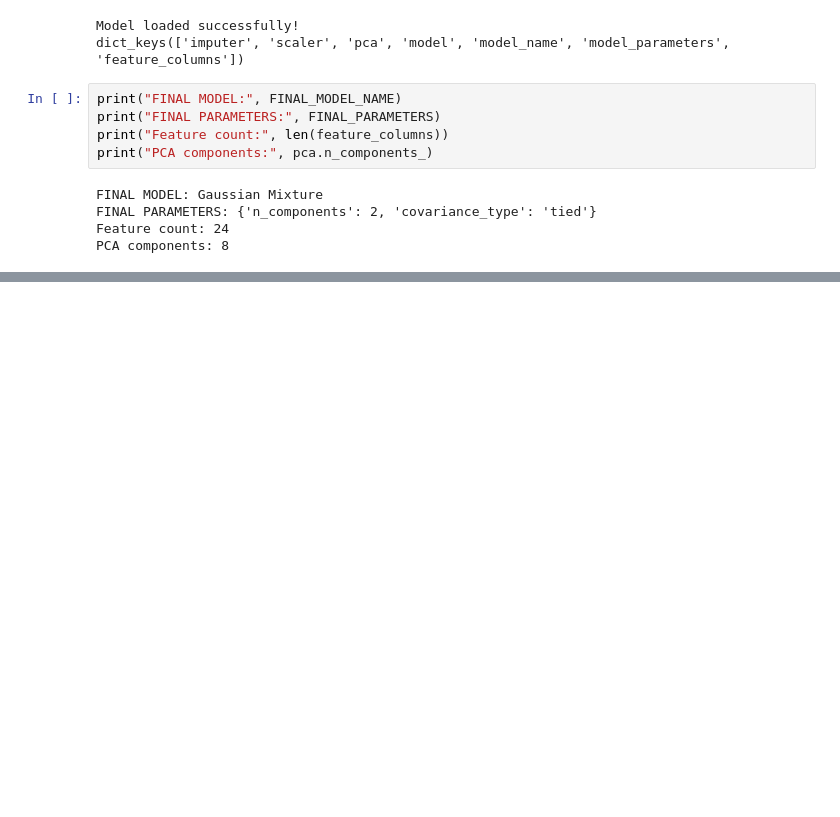
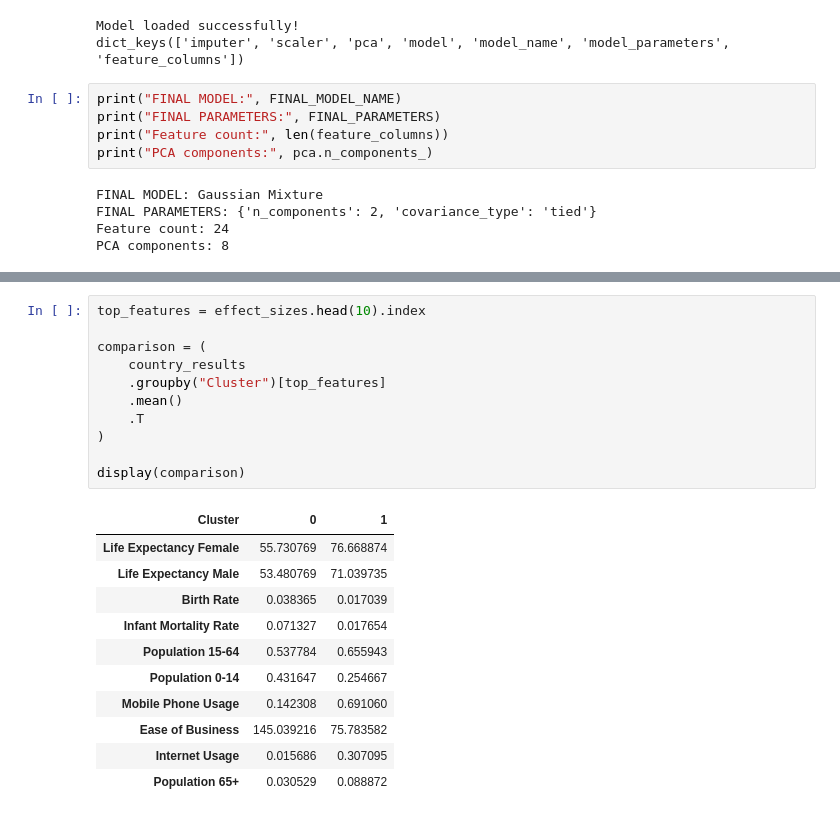
Before and after one commit to Avinash-515/world-development-country-clustering, a Jupyter notebook: World_Development_Clustering_Project.ipynb, the cells around one changed output, grey strips where cells are left out. Saved outputs shown, nothing was run; the diff lists cells and outputs as text; blank space fills up the shorter version.

```diff
--- a/World_Development_Clustering_Project.ipynb
+++ b/World_Development_Clustering_Project.ipynb
@@ -1546,0 +1894,23 @@ PCA components: 8
+# %%
+top_features = effect_sizes.head(10).index
+
+comparison = (
+    country_results
+    .groupby("Cluster")[top_features]
+    .mean()
+    .T
+)
+
+display(comparison)
+# %% [output]
+| Cluster | 0 | 1 |
+| Life Expectancy Female | 55.730769 | 76.668874 |
+| Life Expectancy Male | 53.480769 | 71.039735 |
+| Birth Rate | 0.038365 | 0.017039 |
+| Infant Mortality Rate | 0.071327 | 0.017654 |
+| Population 15-64 | 0.537784 | 0.655943 |
+| Population 0-14 | 0.431647 | 0.254667 |
+| Mobile Phone Usage | 0.142308 | 0.691060 |
+| Ease of Business | 145.039216 | 75.783582 |
+| Internet Usage | 0.015686 | 0.307095 |
+| Population 65+ | 0.030529 | 0.088872 |
```
Also changed, not shown: parts of 19 cells of this notebook.
